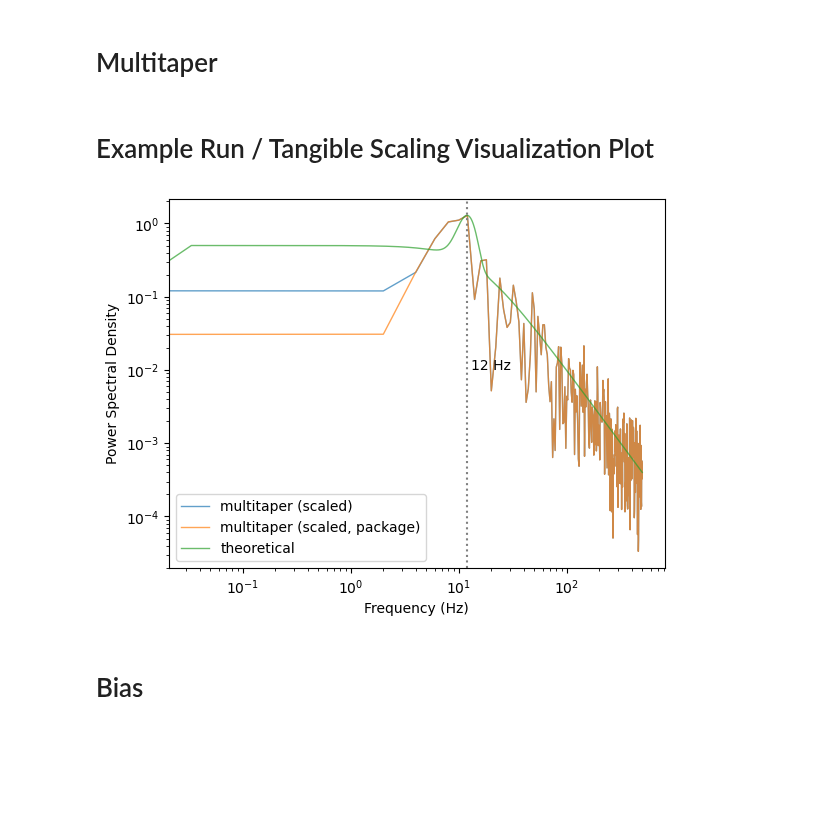
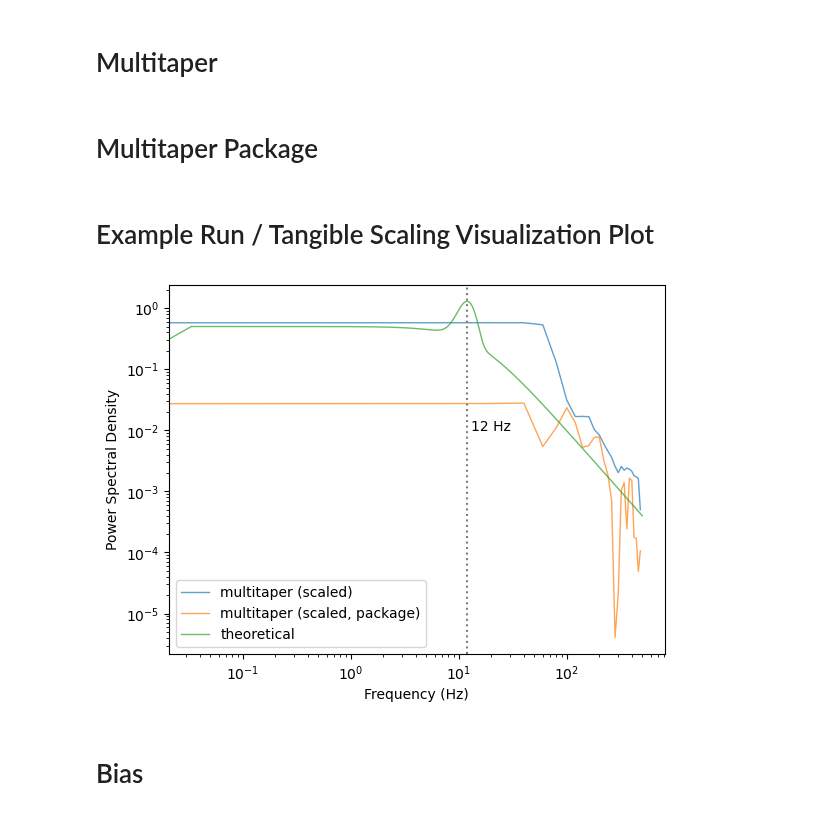
Before and after one commit to anika-kum/spectral-analysis-comparison, a Jupyter notebook: final_taper_comparison.ipynb, the cells around one changed output. Saved outputs shown, nothing was run; the diff lists cells and outputs as text; code cells hidden in the pictures; blank space fills up the shorter version.

```diff
--- a/final_taper_comparison.ipynb
+++ b/final_taper_comparison.ipynb
@@ -64,7 +64,7 @@ def single_taper_welch(signal, window_length, taper_shape, fs=1000):
 def u_scaling(fft_result, taper, N): # https://www.mathworks.com/help/signal/ug/nonparametric-methods.html#f12-16152
     # Scale the FFT results for single taper
     U = 1/N * sum(i**2 for i in taper)
-    scaled_fft_single = [i/U for i in np.abs(fft_result)]
+    scaled_fft_single = [i/U for i in (fft_result)]
     return scaled_fft_single
 
 def single_taper_no_welch(signal, window_length, taper_shape, fs=1000):
@@ -80,10 +80,14 @@ def single_taper_no_welch(signal, window_length, taper_shape, fs=1000):
     - psd: estimated power spectral density for positive frequencies (doubled)
     """
     N = int(window_length * fs)  # number of samples in window
-    signal = signal[-N:] # first window segment of signal
+    signal = signal[-N:] # last window segment of signal
     tapered_signal = signal * windows.get_window(taper_shape, N)
     freqs = np.fft.rfftfreq(N, d=1/fs) # starting from 1 to avoid a divide by 0 error later.
     psd = ((np.abs(np.fft.rfft(tapered_signal)))**2) / (fs*N)
+    psd[1:] *= 2
+    if freqs[-1] == fs / 2:
+        freqs = freqs[:-1]
+        psd = psd[:-1]
     return freqs, u_scaling(psd, windows.get_window(taper_shape, N), N)
 # %% [markdown]
 # Multitaper
@@ -112,7 +110,7 @@ def multitaper(signal, window_length, fs=1000, TW=1, K=1): # only TW and Window
     signal = signal[-N:] # first window segment of signal
 
     # default to 2*NW - 1 tapers
-    K = K or int(2 * TW - 1)
+    K =  int(2 * TW - 1)
 
     # create dpss tapers
     tapers = dpss(N, TW, K)  # shape: (K, N)
@@ -131,15 +129,23 @@ def multitaper(signal, window_length, fs=1000, TW=1, K=1): # only TW and Window
         fft_sum += u_scaling(tapered_signals[i], taper, N)
 
     psd = fft_sum / K  # Average PSD
+    psd[1:] *= 2
     freqs = np.fft.rfftfreq(N, d=1/fs)
+
+    if freqs[-1] == fs / 2:
+        freqs = freqs[:-1]
+        psd = psd[:-1]
+
     return freqs, psd
+# %% [markdown]
+# Multitaper Package
 # %%
 from spectral_connectivity import Multitaper, Connectivity
 
 def multitaper_package_implementation(signal, window_length, TW = 1, K = None, fs=1000):
     N = int(fs * window_length)
     x = signal[-N:] # obtain last chunk
-    K = K or int(2 * TW - 1)  # default to 2*TW - 1 tapers if K is not specified
+    K = 1 #K or int(2 * TW - 1)  # default to 2*TW - 1 tapers if K is not specified
     mt = Multitaper(time_series = x, sampling_frequency = fs, time_halfbandwidth_product=TW, n_tapers = K)
     connectivity = Connectivity.from_multitaper(mt, expectation_type='tapers')
     freqs = connectivity.frequencies # dim:(250,)
@@ -148,29 +154,29 @@ def multitaper_package_implementation(signal, window_length, TW = 1, K = None, f
 # %% [markdown]
 # Example Run / Tangible Scaling Visualization Plot
 # %%
-window_length = 0.5 # change window length
+window_length = 0.05 # change window length
 
 freq_hann, psd_hann = single_taper_no_welch(data_td, window_length=window_length, taper_shape='hann')
 freq_hamming, psd_hamming = single_taper_no_welch(data_td, window_length=window_length, taper_shape='hamming')
-freq_mt, psd_mt = multitaper(data_td, window_length=window_length, TW=1)
-freq_mt_package, psd_mt_package = multitaper_package_implementation(data_td, window_length=window_length, TW=1)
+freq_mt, psd_mt = multitaper(data_td, window_length=window_length, TW=4)
+freq_mt_package, psd_mt_package = multitaper_package_implementation(data_td, window_length=window_length, TW=4)
 
 
 #plt.loglog(freq_hann, psd_hann, linewidth=1, alpha=0.7, label='hann')
 #plt.loglog(freq_hamming, psd_hamming, linewidth=1, alpha=0.7, label='hamming')
 plt.loglog(freq_mt, psd_mt, linewidth=1, alpha=0.7, label='multitaper (scaled)')
 plt.loglog(freq_mt_package, psd_mt_package, linewidth=1, alpha=0.7, label='multitaper (scaled, package)')
 plt.plot(data_fd.frequencies, data_fd.combined_spectrum, linewidth=1, alpha=0.7, label='theoretical')
 
 plt.axvline(x=12, color='gray', linestyle=':', linewidth=1.5)
 plt.text(13, 0.01,'12 Hz')
 
 plt.xlabel('Frequency (Hz)')
 plt.ylabel('Power Spectral Density')
 plt.legend()
 plt.show()
 # %% [output]
-[figure, old version]
+[figure, new version]
 # %% [markdown]
 # Bias
 # %%
```
Also changed, not shown: parts of 6 cells of this notebook, 24 other files.
